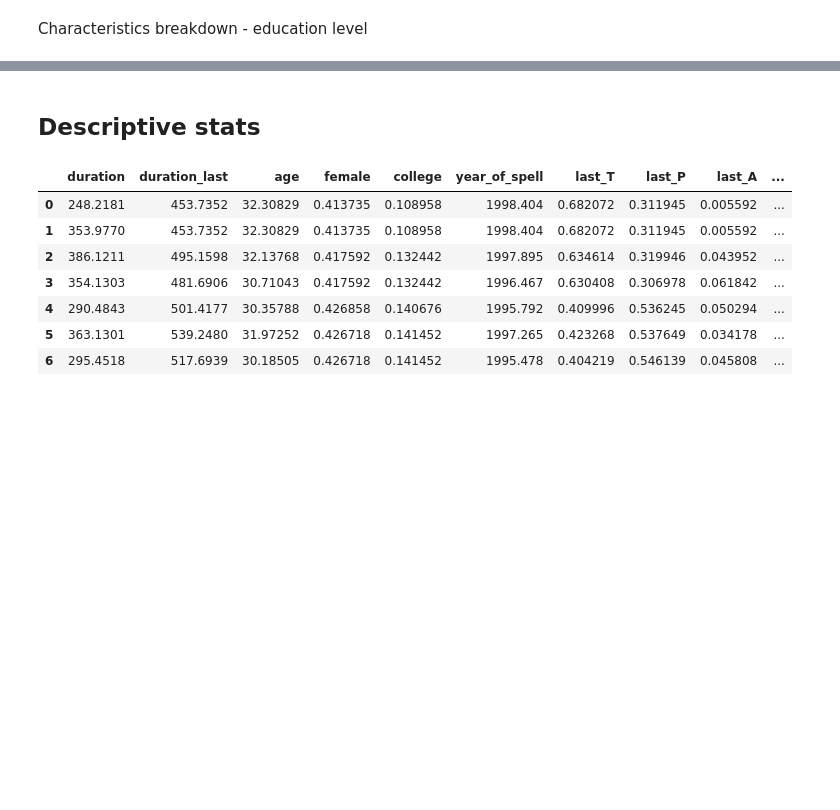
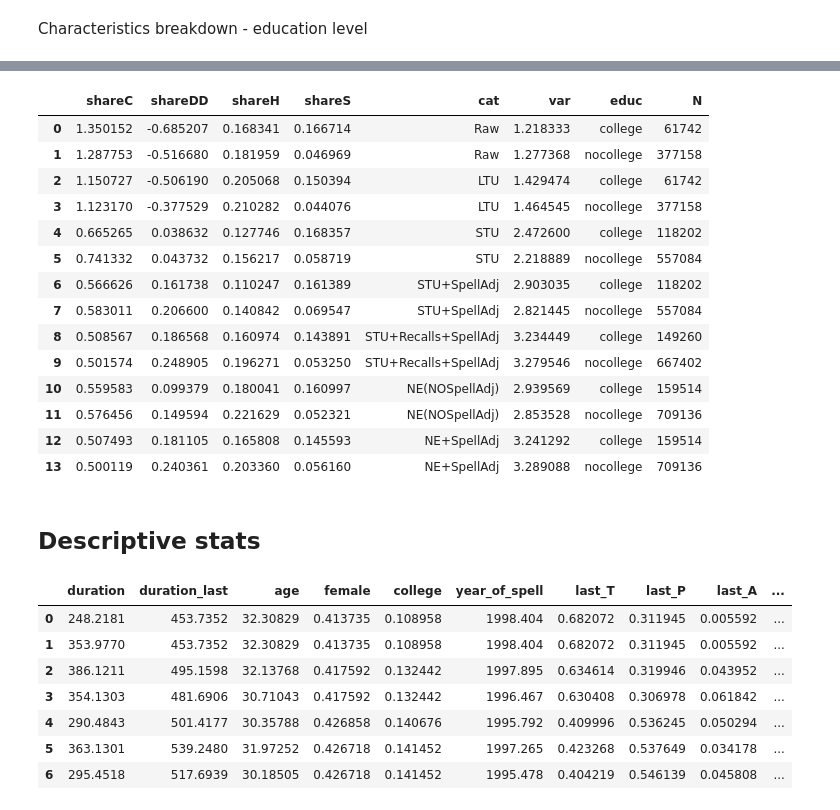
Before and after one commit to crisla/UVD_ABS_code, a Jupyter notebook: tables_and_plots.ipynb, the cells around one changed output, grey strips where cells are left out. Cells and saved outputs as stored; diff of their text form; code cells hidden in the pictures; blank space fills up the shorter version.

```diff
--- a/tables_and_plots.ipynb
+++ b/tables_and_plots.ipynb
@@ -330,3 +439,30 @@ short_tab.round(3).to_stata('results/results_educ_96_noA.dta')
+# %%
+table_raw, names, column_names, noobs = read_results('results/all_results_educ_96_noA_x.log')
+
+names_latex = names
+var_names, educ_names = format_column_names(column_names)
+AllTab = pd.DataFrame(table_raw[1:,:].T, index=names_latex, columns=var_names)
+short_tab = format_very_short(AllTab)
+short_tab['educ'] = list(itertools.chain.from_iterable(educ_names))
+short_tab['N'] = np.array(noobs)
+short_tab.round(3).to_stata('results/results_educ_96_noA_x.dta')
+short_tab
+# %% [output]
+|  | shareC | shareDD | shareH | shareS | cat | var | educ | N |
+| 0 | 1.350152 | -0.685207 | 0.168341 | 0.166714 | Raw | 1.218333 | college | 61742 |
+| 1 | 1.287753 | -0.516680 | 0.181959 | 0.046969 | Raw | 1.277368 | nocollege | 377158 |
+| 2 | 1.150727 | -0.506190 | 0.205068 | 0.150394 | LTU | 1.429474 | college | 61742 |
+| 3 | 1.123170 | -0.377529 | 0.210282 | 0.044076 | LTU | 1.464545 | nocollege | 377158 |
+| 4 | 0.665265 | 0.038632 | 0.127746 | 0.168357 | STU | 2.472600 | college | 118202 |
+| 5 | 0.741332 | 0.043732 | 0.156217 | 0.058719 | STU | 2.218889 | nocollege | 557084 |
+| 6 | 0.566626 | 0.161738 | 0.110247 | 0.161389 | STU+SpellAdj | 2.903035 | college | 118202 |
+| 7 | 0.583011 | 0.206600 | 0.140842 | 0.069547 | STU+SpellAdj | 2.821445 | nocollege | 557084 |
+| 8 | 0.508567 | 0.186568 | 0.160974 | 0.143891 | STU+Recalls+SpellAdj | 3.234449 | college | 149260 |
+| 9 | 0.501574 | 0.248905 | 0.196271 | 0.053250 | STU+Recalls+SpellAdj | 3.279546 | nocollege | 667402 |
+| 10 | 0.559583 | 0.099379 | 0.180041 | 0.160997 | NE(NOSpellAdj) | 2.939569 | college | 159514 |
+| 11 | 0.576456 | 0.149594 | 0.221629 | 0.052321 | NE(NOSpellAdj) | 2.853528 | nocollege | 709136 |
+| 12 | 0.507493 | 0.181105 | 0.165808 | 0.145593 | NE+SpellAdj | 3.241292 | college | 159514 |
+| 13 | 0.500119 | 0.240361 | 0.203360 | 0.056160 | NE+SpellAdj | 3.289088 | nocollege | 709136 |
 # %% [markdown]
 ## Descriptive stats
 # %%
```
Also changed, not shown: parts of 14 cells of this notebook, 16 other files.
